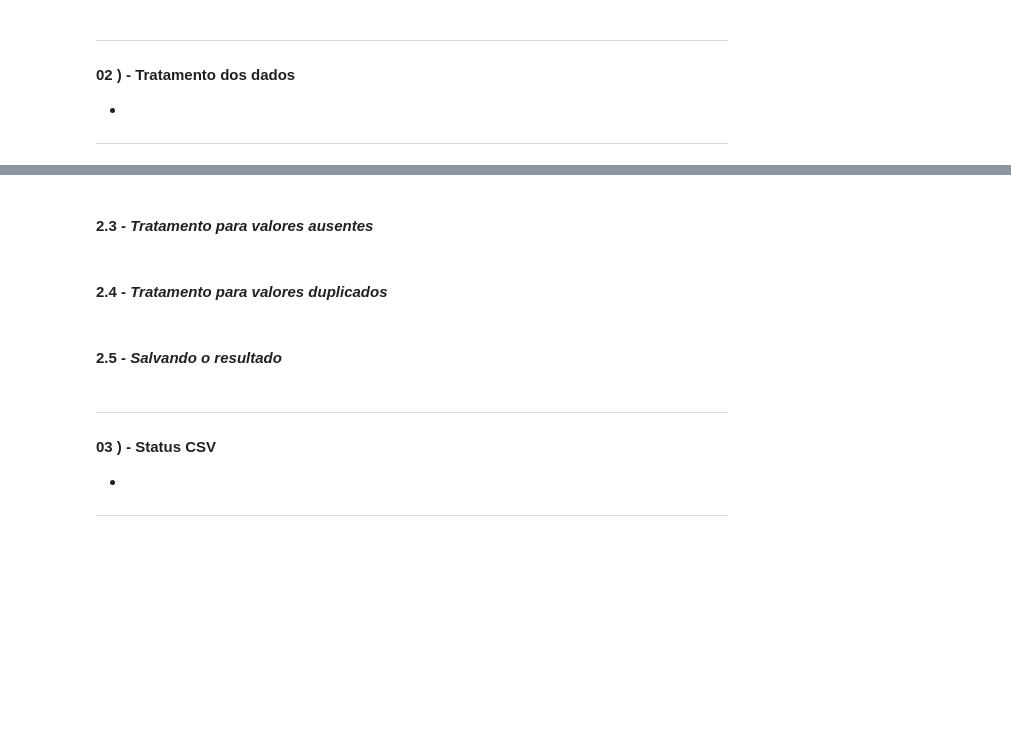
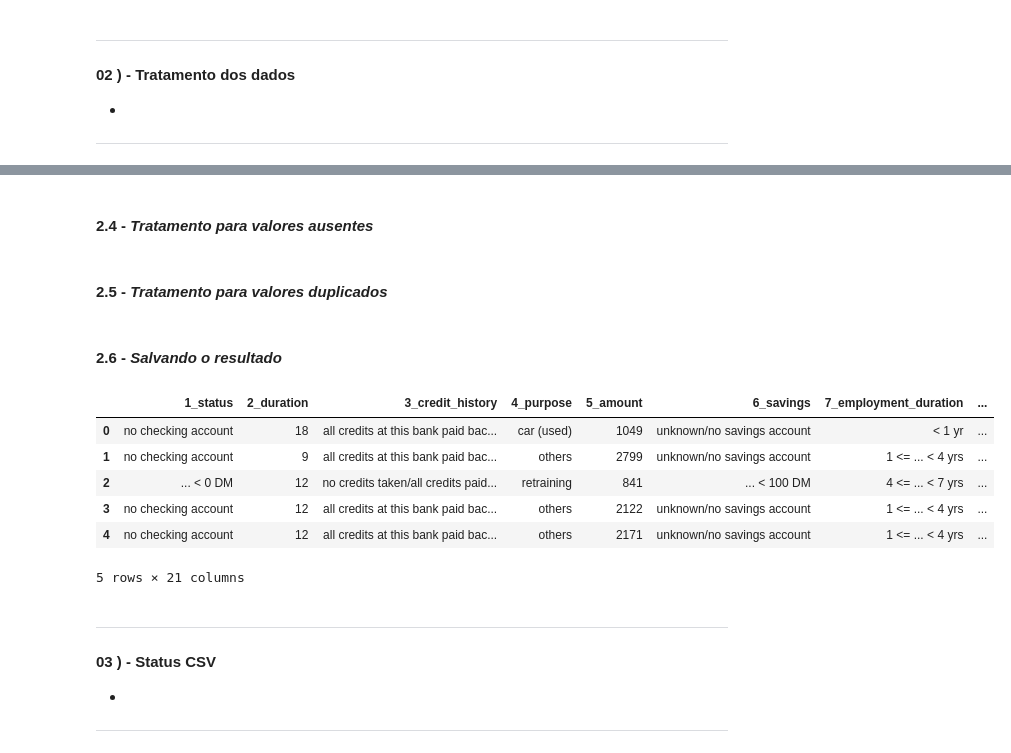
Before and after one commit to OfAndreS/Lumina, a Jupyter notebook: notebooks/D08/D08_Clean.ipynb, the cells around one changed output, grey strips where cells are left out. Saved outputs shown, nothing was run; the diff lists cells and outputs as text; code cells hidden in the pictures; blank space fills up the shorter version.

```diff
--- a/notebooks/D08/D08_Clean.ipynb
+++ b/notebooks/D08/D08_Clean.ipynb
@@ -35,2 +84,2 @@ df_d08.head()
 # %% [markdown]
-#### 2.3 - *Tratamento para valores ausentes*
+#### 2.4 - *Tratamento para valores ausentes*
@@ -37,2 +88,2 @@ df_d08.head()
 # %% [markdown]
-#### 2.4 - *Tratamento para valores duplicados*
+#### 2.5 - *Tratamento para valores duplicados*
@@ -39,5 +92,16 @@ df_d08.head()
 # %% [markdown]
-#### 2.5 - *Salvando o resultado*
+#### 2.6 - *Salvando o resultado*
+# %%
+df_d08_clean.to_csv("data/input/D08_Clean.csv", index=False)
+df_d08_clean.head()
+# %% [output]
+|  | 1_status | 2_duration | 3_credit_history | 4_purpose | 5_amount | 6_savings | 7_employment_duration | ... |
+| 0 | no checking account | 18 | all credits at this bank paid bac... | car (used) | 1049 | unknown/no savings account | < 1 yr | ... |
+| 1 | no checking account | 9 | all credits at this bank paid bac... | others | 2799 | unknown/no savings account | 1 <= ... < 4 yrs | ... |
+| 2 | ... < 0 DM | 12 | no credits taken/all credits paid... | retraining | 841 | ... < 100 DM | 4 <= ... < 7 yrs | ... |
+| 3 | no checking account | 12 | all credits at this bank paid bac... | others | 2122 | unknown/no savings account | 1 <= ... < 4 yrs | ... |
+| 4 | no checking account | 12 | all credits at this bank paid bac... | others | 2171 | unknown/no savings account | 1 <= ... < 4 yrs | ... |
+5 rows × 21 columns
 # %% [markdown]
 ---
 
```
Also changed, not shown: parts of 14 cells of this notebook, 2 other files.
